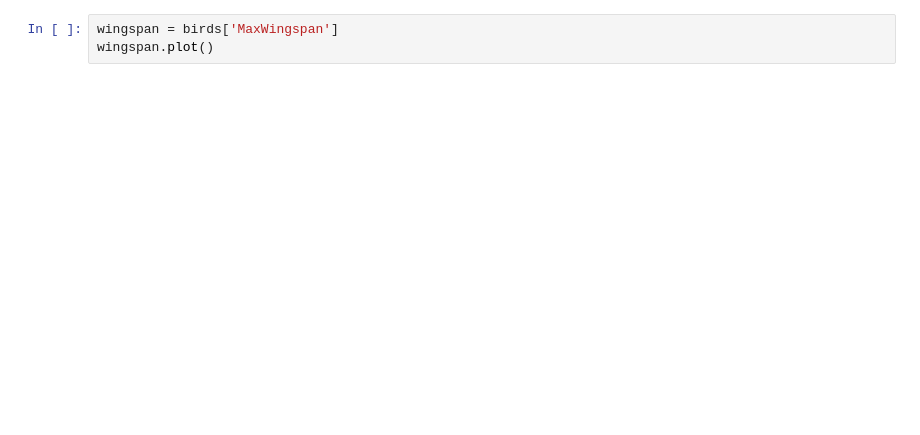
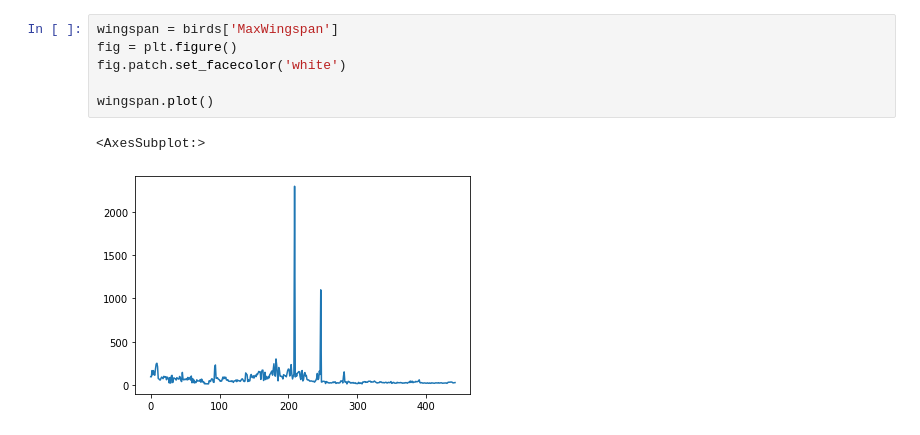
Before and after one commit to flegaspi700/my-projects, a Jupyter notebook: Azure/Data Science/008-Lets learn about birds.ipynb, the cells around one changed output. Drawn from its saved outputs; the diff is of its cells as text; blank space fills up the shorter version.

```diff
--- a/Azure/Data Science/008-Lets learn about birds.ipynb
+++ b/Azure/Data Science/008-Lets learn about birds.ipynb
@@ -7,4 +14,10 @@ birds.head()
 # %%
 wingspan = birds['MaxWingspan']
+fig = plt.figure()
+fig.patch.set_facecolor('white')
+
 wingspan.plot()
+# %% [output]
+<AxesSubplot:>
+[figure, added]
 # %%
```
Also changed, not shown: parts of 8 cells of this notebook, 1 other file.
